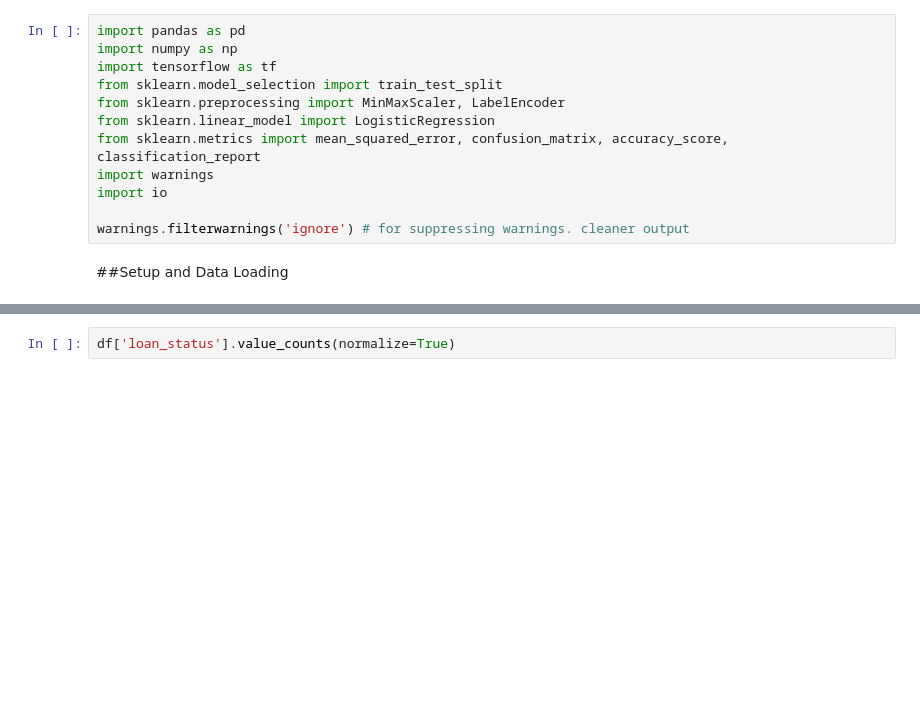
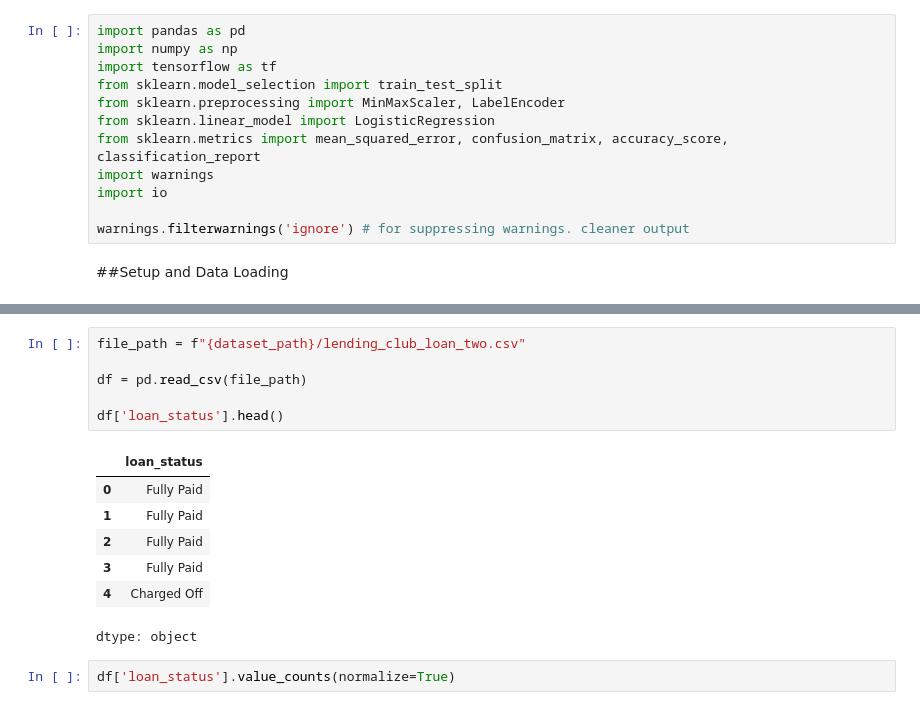
Before and after one commit to attabeezy/seqcredit, a Jupyter notebook: credit_risk_prediction_v1.ipynb, the cells around one changed output, grey strips where cells are left out. Saved outputs shown, nothing was run; the diff lists cells and outputs as text; blank space fills up the shorter version.

```diff
--- a/credit_risk_prediction_v1.ipynb
+++ b/credit_risk_prediction_v1.ipynb
@@ -64,3 +43,17 @@ Data loaded successfully.
+# %%
+file_path = f"{dataset_path}/lending_club_loan_two.csv"
+
+df = pd.read_csv(file_path)
+
+df['loan_status'].head()
+# %% [output]
+|  | loan_status |
+| 0 | Fully Paid |
+| 1 | Fully Paid |
+| 2 | Fully Paid |
+| 3 | Fully Paid |
+| 4 | Charged Off |
+dtype: object
 # %%
 df['loan_status'].value_counts(normalize=True)
 # %% [output]
```
Also changed, not shown: parts of 21 cells of this notebook.
